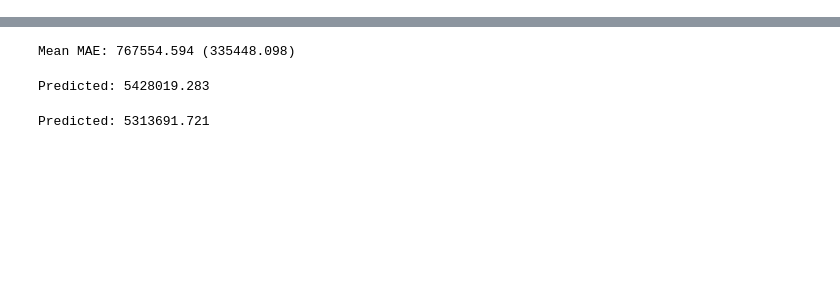
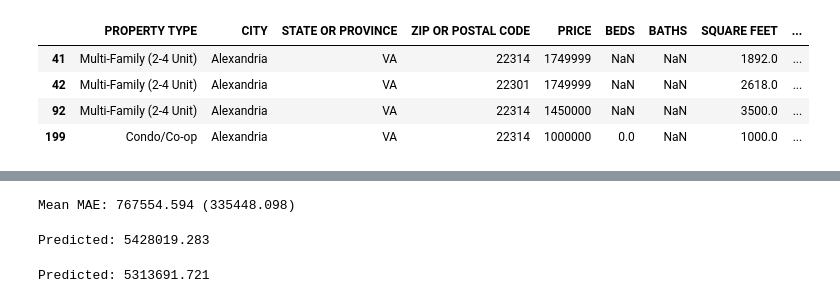
Before and after one commit to Johnle3/MLHousingPrices, a Jupyter notebook: Main.ipynb, the cells around one changed output, grey strips where cells are left out. Saved outputs shown, nothing was run; the diff lists cells and outputs as text; code cells hidden in the pictures; blank space fills up the shorter version.

```diff
--- a/Main.ipynb
+++ b/Main.ipynb
@@ -24,0 +44,8 @@ houses
+# %%
+houses[houses['BATHS'].isna()] # bed/bath values may be imputed: KNNeighbor
+# %% [output]
+|  | PROPERTY TYPE | CITY | STATE OR PROVINCE | ZIP OR POSTAL CODE | PRICE | BEDS | BATHS | SQUARE FEET | ... |
+| 41 | Multi-Family (2-4 Unit) | Alexandria | VA | 22314 | 1749999 | NaN | NaN | 1892.0 | ... |
+| 42 | Multi-Family (2-4 Unit) | Alexandria | VA | 22301 | 1749999 | NaN | NaN | 2618.0 | ... |
+| 92 | Multi-Family (2-4 Unit) | Alexandria | VA | 22314 | 1450000 | NaN | NaN | 3500.0 | ... |
+| 199 | Condo/Co-op | Alexandria | VA | 22314 | 1000000 | 0.0 | NaN | 1000.0 | ... |
```
Also changed, not shown: parts of 10 cells of this notebook.
